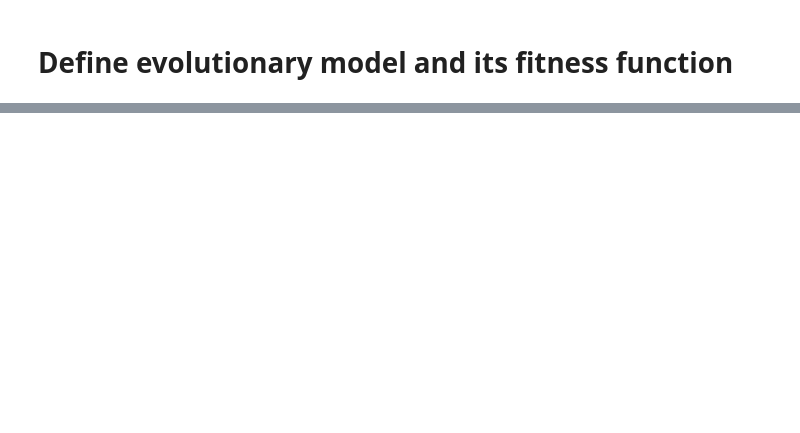
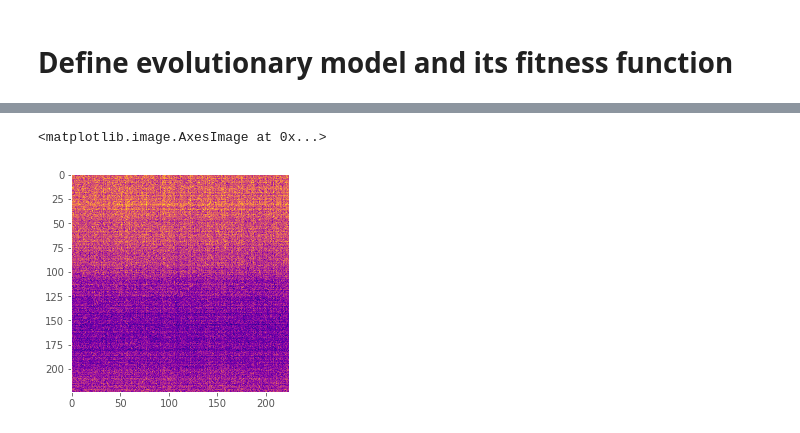
Before and after one commit to google-research/evoflow, a Jupyter notebook: notebooks/adversarial attacks.ipynb, the cells around one changed output, grey strips where cells are left out. Drawn from its saved outputs; the diff is of its cells as text; code cells hidden in the pictures; blank space fills up the shorter version.

```diff
--- a/notebooks/adversarial attacks.ipynb
+++ b/notebooks/adversarial attacks.ipynb
@@ -206,0 +236,10 @@ display_predictions(predictions)
+# %%
+rgb_weights = [0.2989, 0.5870, 0.1140]
+
+diff_map = -np.abs(image_numpy - adversarial_img)
+diff_map = np.dot(diff_map[...,:3], rgb_weights)  # grey scale
+diff_map /= diff_map.max()/255.0
+plt.imshow(diff_map, cmap='plasma')
+# %% [output]
+<matplotlib.image.AxesImage at 0x...>
+[figure, added]
```
Also changed, not shown: parts of 16 cells of this notebook, 1 other file.
